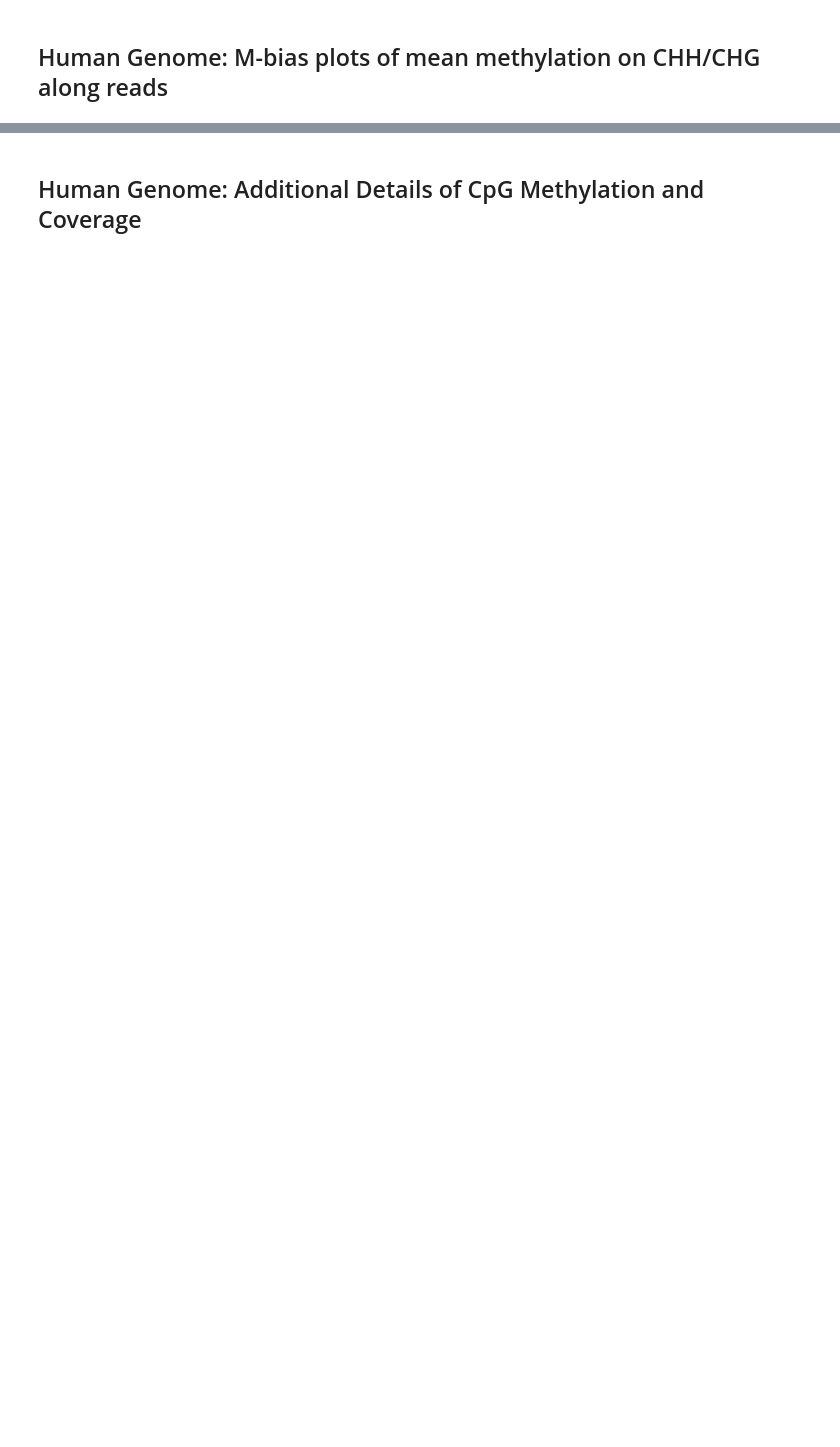
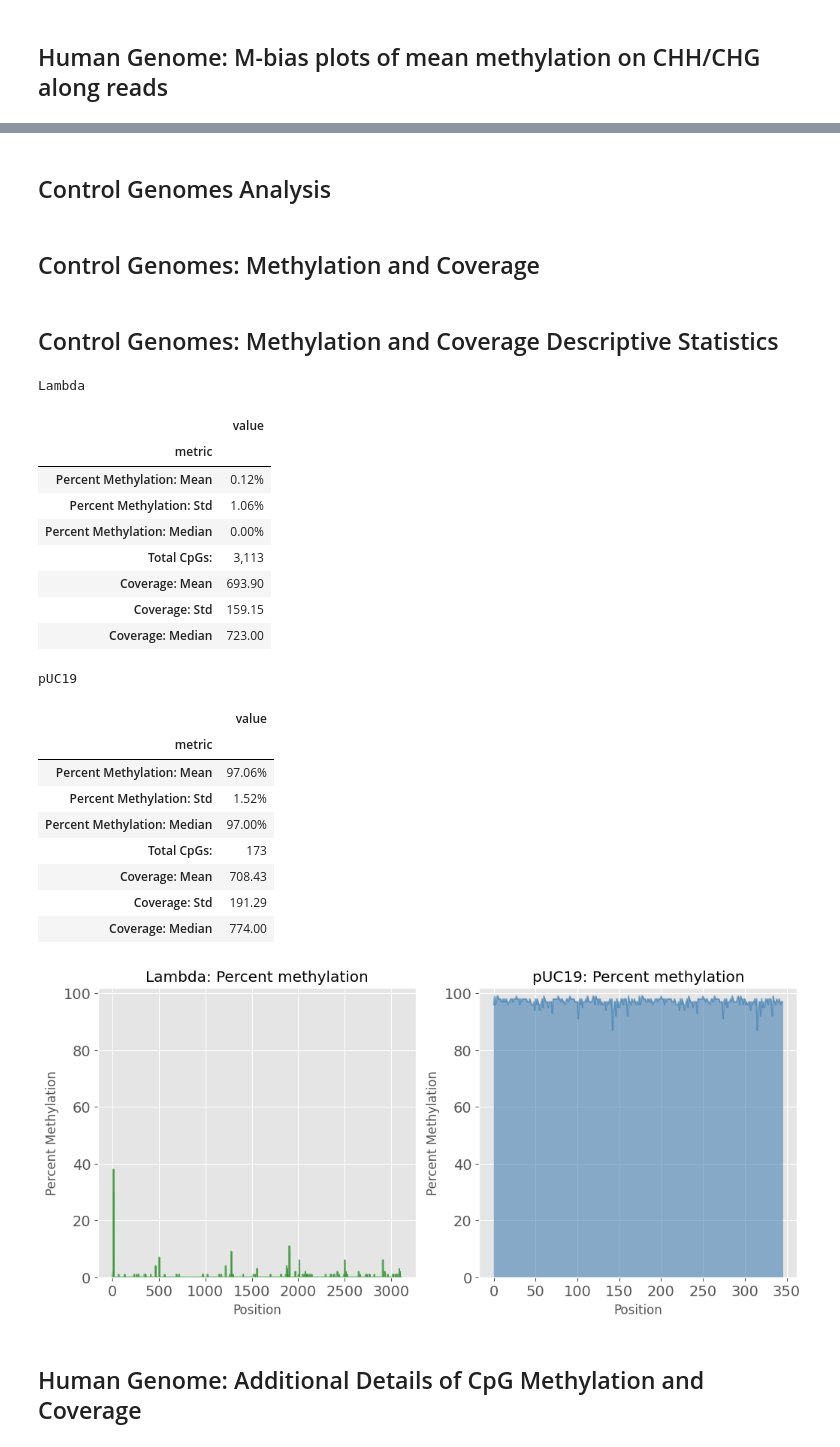
Before and after one commit to Ultimagen/ugbio-utils, a Jupyter notebook: src/methylation/ugbio_methylation/reports/methyldackel_qc_report.ipynb, the cells around one changed output, grey strips where cells are left out. Saved outputs shown, nothing was run; the diff lists cells and outputs as text; code cells hidden in the pictures; blank space fills up the shorter version.

```diff
--- a/src/methylation/ugbio_methylation/reports/methyldackel_qc_report.ipynb
+++ b/src/methylation/ugbio_methylation/reports/methyldackel_qc_report.ipynb
@@ -496,2 +122,30 @@ df_hist["stat_type"] = df_hist["metric"].str.extract(r"([A-Za-z]+):")
+# %% [markdown]
+## Control Genomes Analysis
+# %%
+report_generator.generate_control_genome_analysis()
+# %% [output]
+Control Genomes: Methylation and Coverage
+Control Genomes: Methylation and Coverage Descriptive Statistics
+Lambda
+|  | value |
+| metric |  |
+| Percent Methylation: Mean | 0.12% |
+| Percent Methylation: Std | 1.06% |
+| Percent Methylation: Median | 0.00% |
+| Total CpGs: | 3,113 |
+| Coverage: Mean | 693.90 |
+| Coverage: Std | 159.15 |
+| Coverage: Median | 723.00 |
+pUC19
+|  | value |
+| metric |  |
+| Percent Methylation: Mean | 97.06% |
+| Percent Methylation: Std | 1.52% |
+| Percent Methylation: Median | 97.00% |
+| Total CpGs: | 173 |
+| Coverage: Mean | 708.43 |
+| Coverage: Std | 191.29 |
+| Coverage: Median | 774.00 |
+[figure, added]
 # %% [markdown]
 ## Human Genome: Additional Details of CpG Methylation and Coverage
```
Also changed, not shown: parts of 39 cells of this notebook, 3 other files.
